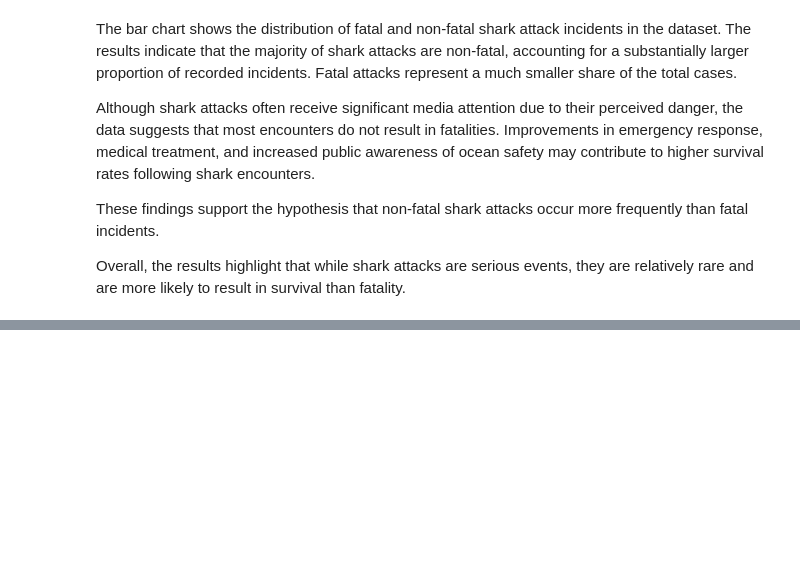
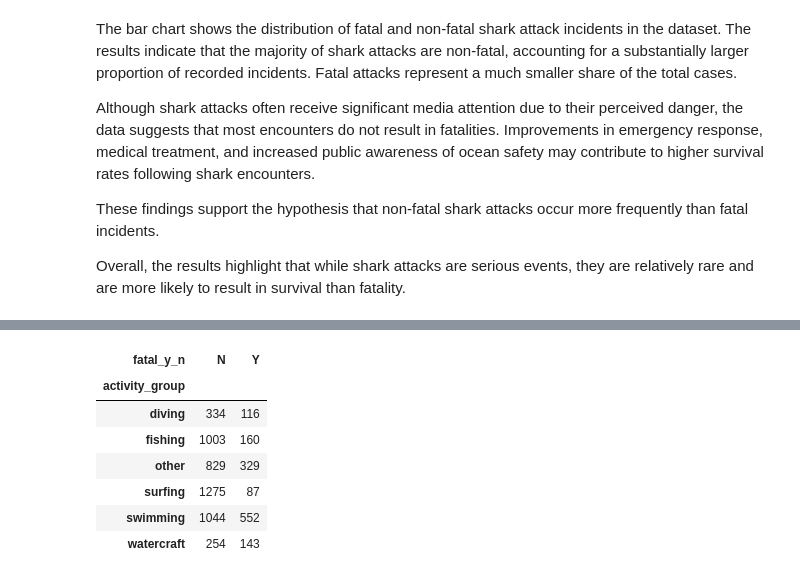
Before and after one commit to szm2701/shark-attack-data-dashboard, a Jupyter notebook: jupyter_notebooks/shark_attack_analysis.ipynb, the cells around one changed output, grey strips where cells are left out. Saved outputs shown, nothing was run; the diff lists cells and outputs as text; code cells hidden in the pictures; blank space fills up the shorter version.

```diff
--- a/jupyter_notebooks/shark_attack_analysis.ipynb
+++ b/jupyter_notebooks/shark_attack_analysis.ipynb
@@ -1200,0 +1288,19 @@ Overall, the results highlight that while shark attacks are serious events, they
+# %%
+# Create a cross-tabulation comparing activity type and fatality outcome.
+# This shows the number of fatal and non-fatal incidents for each activity group.
+
+activity_fatal = pd.crosstab(df["activity_group"], df["fatal_y_n"])
+
+
+# Display the table to inspect the distribution.
+
+activity_fatal
+# %% [output]
+| fatal_y_n | N | Y |
+| activity_group |  |  |
+| diving | 334 | 116 |
+| fishing | 1003 | 160 |
+| other | 829 | 329 |
+| surfing | 1275 | 87 |
+| swimming | 1044 | 552 |
+| watercraft | 254 | 143 |
```
Also changed, not shown: parts of 11 cells of this notebook.
